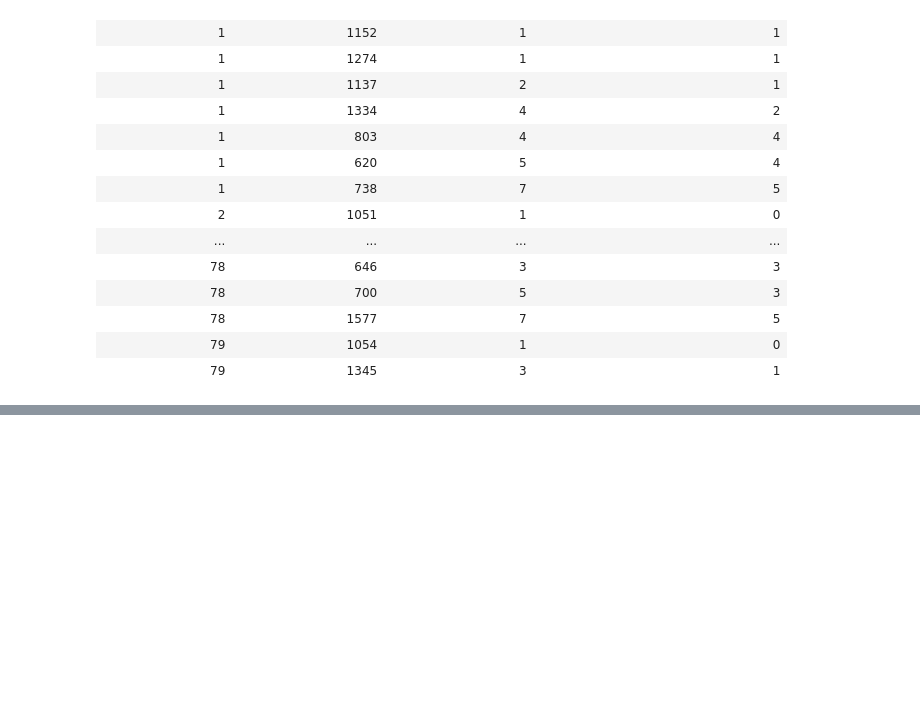
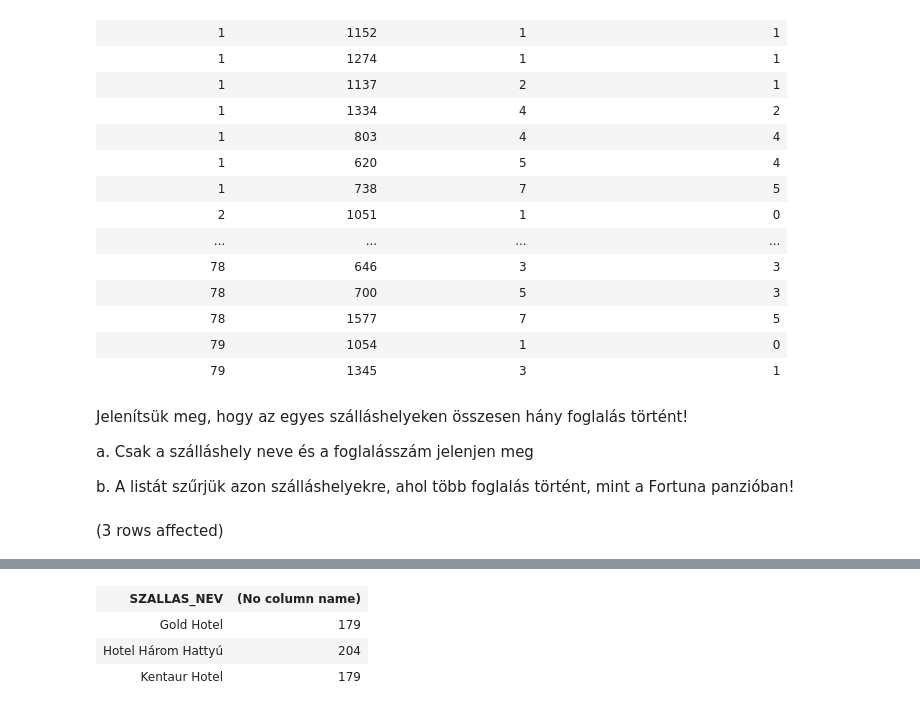
Before and after one commit to hodver/sql_adatbazisok, a Jupyter notebook: zh2.ipynb, the cells around one changed output, grey strips where cells are left out. Cells and saved outputs as stored; diff of their text form; code cells hidden in the pictures; blank space fills up the shorter version.

```diff
--- a/zh2.ipynb
+++ b/zh2.ipynb
@@ -57,3 +57,24 @@ Total execution time: 00:00:00.018
 | 78 | 1577 | 7 | 5 |
 | 79 | 1054 | 1 | 0 |
 | 79 | 1345 | 3 | 1 |
+# %% [markdown]
+Jelenítsük meg, hogy az egyes szálláshelyeken összesen hány foglalás történt!
+
+a. Csak a szálláshely neve és a foglalásszám jelenjen meg
+
+b. A listát szűrjük azon szálláshelyekre, ahol több foglalás történt, mint a Fortuna panzióban!
+# %%
+SELECT szh.SZALLAS_NEV,
+        COUNT(*) AS 'Fogalás száma'
+FROM Szallashely szh JOIN Szoba sz ON szh.SZALLAS_ID=sz.SZALLAS_FK
+                    JOIN Foglalas f ON f.SZOBA_FK=sz.SZOBA_ID
+GROUP BY szh.SZALLAS_NEV
+HAVING COUNT(*)>
+(
+    SELECT COUNT(*)
+    FROM Szallashely szh JOIN Szoba sz ON szh.SZALLAS_ID=sz.SZALLAS_FK
+                    JOIN Foglalas f ON f.SZOBA_FK=sz.SZOBA_ID
+    WHERE szh.SZALLAS_NEV='Fortuna panzió'
+)
+# %% [output]
+(3 rows affected)
@@ -59,0 +82,4 @@ Total execution time: 00:00:00.018
+| SZALLAS_NEV | (No column name) |
+| Gold Hotel | 179 |
+| Hotel Három Hattyú | 204 |
+| Kentaur Hotel | 179 |
```
Also changed, not shown: parts of 1 cell of this notebook.
